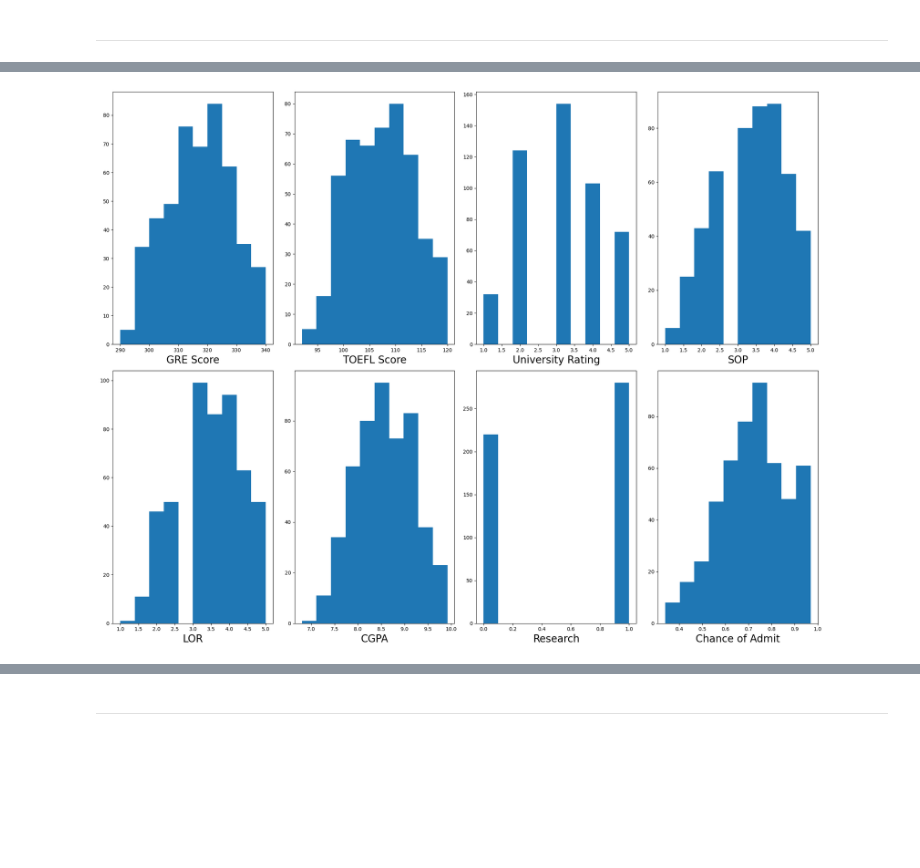
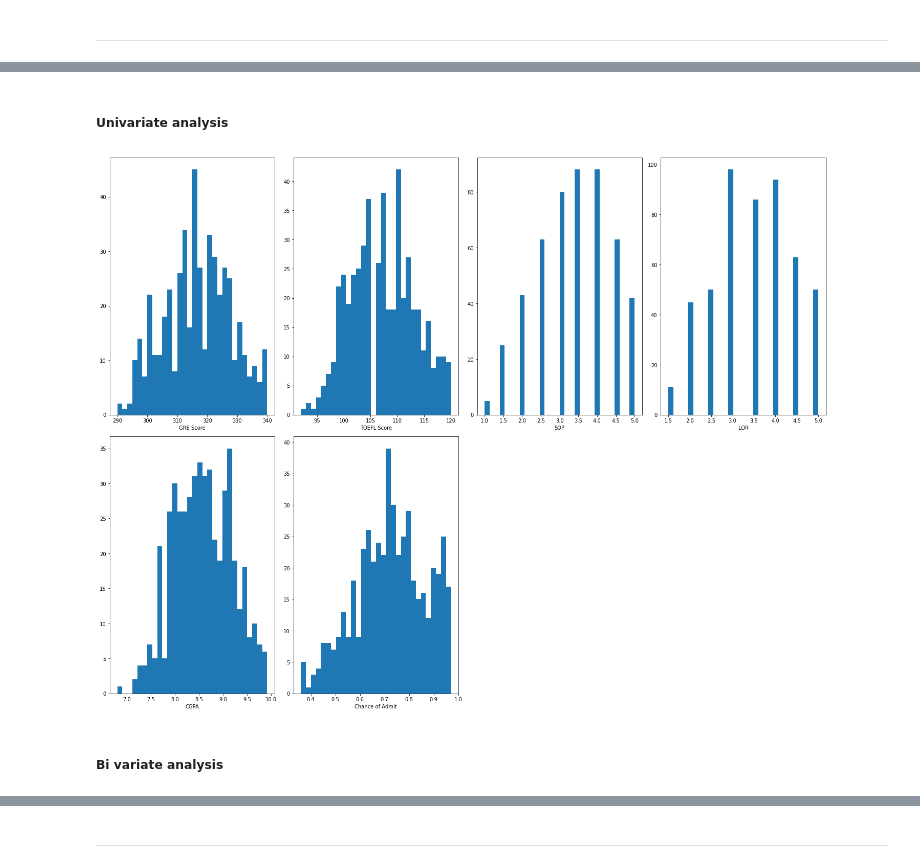
Before and after one commit to ChebroluTejaswi/Admission-Prediction-Model, a Jupyter notebook: project.ipynb, the cells around one changed output, grey strips where cells are left out. Drawn from its saved outputs; the diff is of its cells as text; code cells hidden in the pictures; blank space fills up the shorter version.

```diff
--- a/project.ipynb
+++ b/project.ipynb
@@ -116,0 +160,6 @@ data.describe(include="all")
+# %%
+# Handling numerical - continous type attributes in data
+data[num_cont]=data[num_cont].fillna(data[num_cont].mean())
+
+# Handling numerical - discrete type attributes in data
+data["University Rating"]=data["University Rating"].fillna(data["University Rating"].mode()[0])
@@ -116,0 +185,9 @@ data.describe(include="all")
+# %%
+# Obtaining the count of outliers present in each attribute of the dataset
+
+outlier_dic={}
+for i in num_cont:
+    count=outlier(data[i],"count")
+    if count>0:
+        outlier_dic[i]=count
+print(outlier_dic)
@@ -117,16 +203,32 @@ data.describe(include="all")
+# %%
+# Getting the row details where outliers are present
+
+lw_lor,up_lor=outlier(data["LOR"],"boundary")
+lor_outlier=data[(data["LOR"]<lw_lor) | (data["LOR"]>up_lor)]
+
+lw_ot,up_ot=outlier(data["Chance of Admit"],"boundary")
+coa_outlier=data[(data["Chance of Admit"]<lw_ot) | (data["Chance of Admit"]>up_ot)]
+# %%
+# Dropping the outliers from data
+
+data.drop(lor_outlier.index,inplace=True)
+data.drop(coa_outlier.index,inplace=True)
+# %% [markdown]
+##### Univariate analysis
 # %%
-# Distribution of each variable - GRAPHICAL ANALYSIS
+# Distribution of numerical attributes in dataset
 
 plt.figure(figsize=(20,30))
-plotnumber = 1
+plotnumber=1
 
-for column in data.columns[1:9]:
-    if plotnumber<=15 :
-        ax = plt.subplot(4,4,plotnumber)
-        plt.hist(data[column])
-        plt.xlabel(column,fontsize=20)
+for i in num_cont:
+    ax = plt.subplot(4,4,plotnumber)
+    plt.hist(data[i],bins=30)
+    plt.xlabel(i)
     plotnumber+=1
 plt.tight_layout()
 # %% [output]
-[figure, old version]
+[figure, new version]
+# %% [markdown]
+##### Bi variate analysis
 # %%
```
Also changed, not shown: parts of 82 cells of this notebook, 6 other files.
